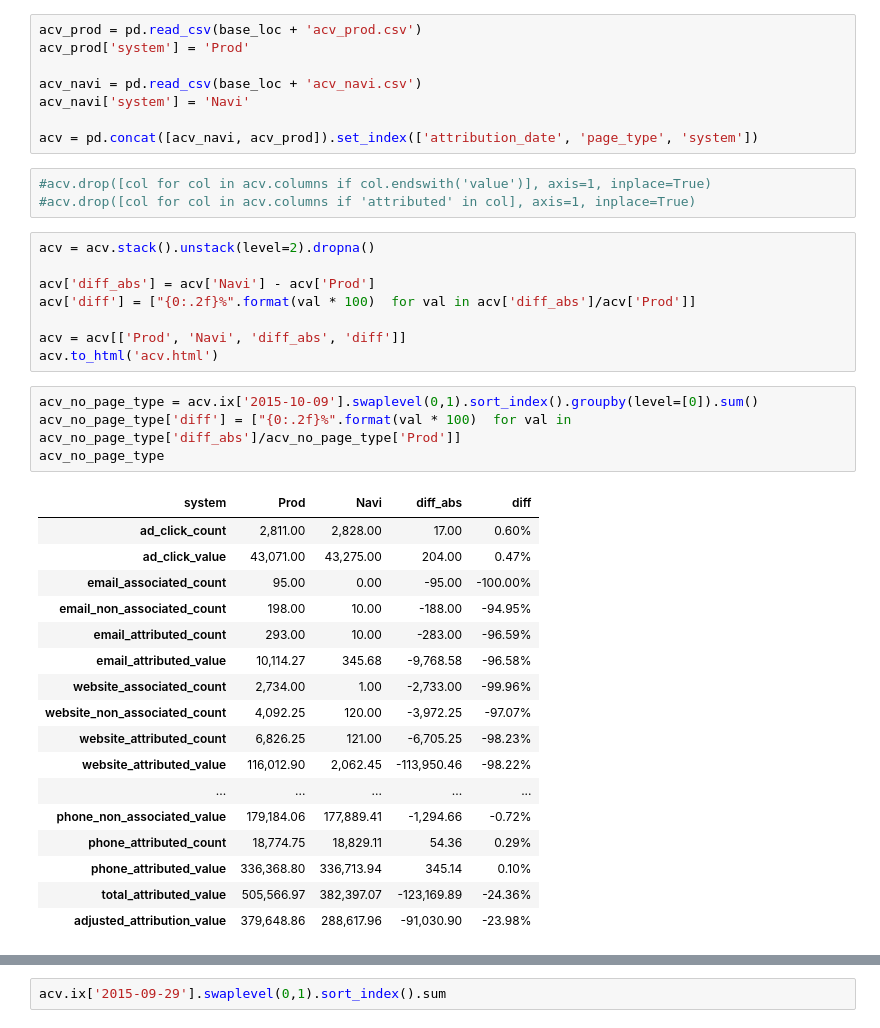
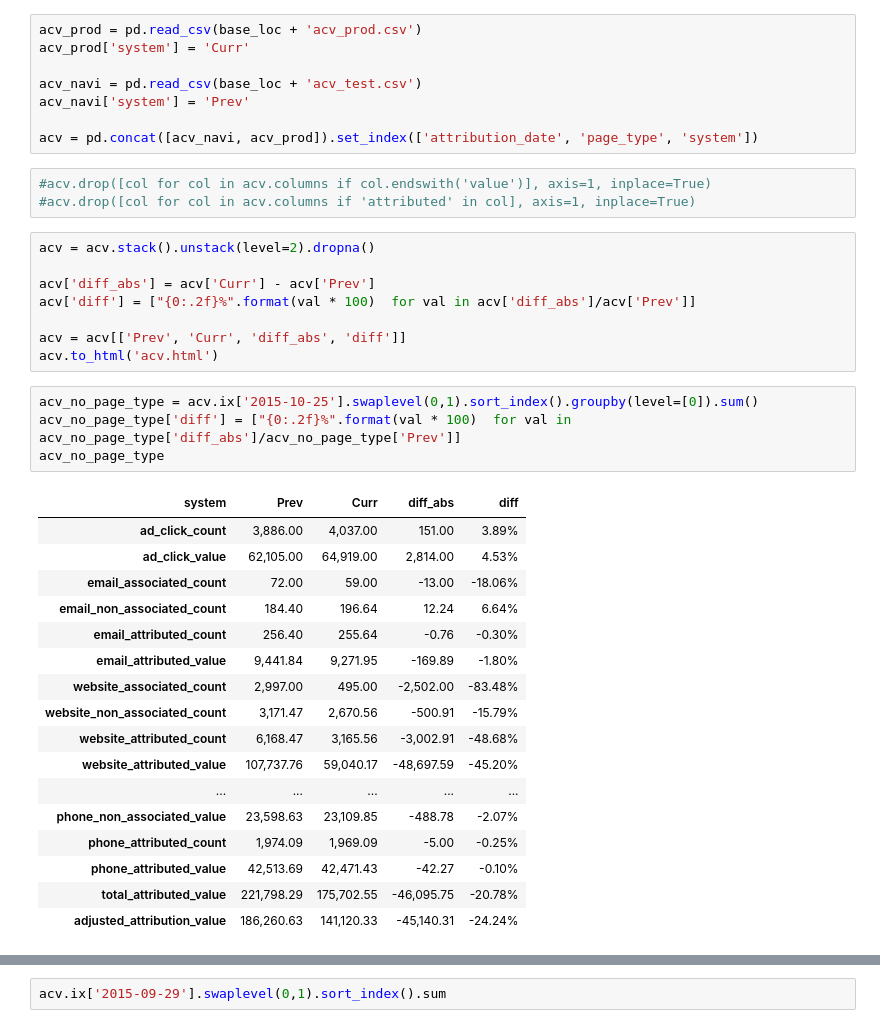
Before and after one commit to Bekbolatov/kaggle, a Jupyter notebook: notebooks/Navi_weblogs.ipynb, the cells around one changed output, grey strips where cells are left out. Drawn from its saved outputs; the diff is of its cells as text.

````diff
--- a/notebooks/Navi_weblogs.ipynb
+++ b/notebooks/Navi_weblogs.ipynb
@@ -257,10 +278,10 @@ group by attribution_date, page_type;
 ```
 # %%
 acv_prod = pd.read_csv(base_loc + 'acv_prod.csv')
-acv_prod['system'] = 'Prod'
+acv_prod['system'] = 'Curr'
 
-acv_navi = pd.read_csv(base_loc + 'acv_navi.csv')
-acv_navi['system'] = 'Navi'
+acv_navi = pd.read_csv(base_loc + 'acv_test.csv')
+acv_navi['system'] = 'Prev'
 
 acv = pd.concat([acv_navi, acv_prod]).set_index(['attribution_date', 'page_type', 'system'])
 # %%
@@ -269,30 +290,30 @@ acv = pd.concat([acv_navi, acv_prod]).set_index(['attribution_date', 'page_type'
 # %%
 acv = acv.stack().unstack(level=2).dropna()
 
-acv['diff_abs'] = acv['Navi'] - acv['Prod']
-acv['diff'] = ["{0:.2f}%".format(val * 100)  for val in acv['diff_abs']/acv['Prod']]
+acv['diff_abs'] = acv['Curr'] - acv['Prev']
+acv['diff'] = ["{0:.2f}%".format(val * 100)  for val in acv['diff_abs']/acv['Prev']]
 
-acv = acv[['Prod', 'Navi', 'diff_abs', 'diff']]
+acv = acv[['Prev', 'Curr', 'diff_abs', 'diff']]
 acv.to_html('acv.html')
 # %%
-acv_no_page_type = acv.ix['2015-10-09'].swaplevel(0,1).sort_index().groupby(level=[0]).sum()
-acv_no_page_type['diff'] = ["{0:.2f}%".format(val * 100)  for val in acv_no_page_type['diff_abs']/acv_no_page_type['Prod']]
+acv_no_page_type = acv.ix['2015-10-25'].swaplevel(0,1).sort_index().groupby(level=[0]).sum()
+acv_no_page_type['diff'] = ["{0:.2f}%".format(val * 100)  for val in acv_no_page_type['diff_abs']/acv_no_page_type['Prev']]
 acv_no_page_type
 # %% [output]
-| system | Prod | Navi | diff_abs | diff |
-| ad_click_count | 2,811.00 | 2,828.00 | 17.00 | 0.60% |
-| ad_click_value | 43,071.00 | 43,275.00 | 204.00 | 0.47% |
-| email_associated_count | 95.00 | 0.00 | -95.00 | -100.00% |
-| email_non_associated_count | 198.00 | 10.00 | -188.00 | -94.95% |
-| email_attributed_count | 293.00 | 10.00 | -283.00 | -96.59% |
-| email_attributed_value | 10,114.27 | 345.68 | -9,768.58 | -96.58% |
-| website_associated_count | 2,734.00 | 1.00 | -2,733.00 | -99.96% |
-| website_non_associated_count | 4,092.25 | 120.00 | -3,972.25 | -97.07% |
-| website_attributed_count | 6,826.25 | 121.00 | -6,705.25 | -98.23% |
-| website_attributed_value | 116,012.90 | 2,062.45 | -113,950.46 | -98.22% |
+| system | Prev | Curr | diff_abs | diff |
+| ad_click_count | 3,886.00 | 4,037.00 | 151.00 | 3.89% |
+| ad_click_value | 62,105.00 | 64,919.00 | 2,814.00 | 4.53% |
+| email_associated_count | 72.00 | 59.00 | -13.00 | -18.06% |
+| email_non_associated_count | 184.40 | 196.64 | 12.24 | 6.64% |
+| email_attributed_count | 256.40 | 255.64 | -0.76 | -0.30% |
+| email_attributed_value | 9,441.84 | 9,271.95 | -169.89 | -1.80% |
+| website_associated_count | 2,997.00 | 495.00 | -2,502.00 | -83.48% |
+| website_non_associated_count | 3,171.47 | 2,670.56 | -500.91 | -15.79% |
+| website_attributed_count | 6,168.47 | 3,165.56 | -3,002.91 | -48.68% |
+| website_attributed_value | 107,737.76 | 59,040.17 | -48,697.59 | -45.20% |
 | ... | ... | ... | ... | ... |
-| phone_non_associated_value | 179,184.06 | 177,889.41 | -1,294.66 | -0.72% |
-| phone_attributed_count | 18,774.75 | 18,829.11 | 54.36 | 0.29% |
-| phone_attributed_value | 336,368.80 | 336,713.94 | 345.14 | 0.10% |
-| total_attributed_value | 505,566.97 | 382,397.07 | -123,169.89 | -24.36% |
-| adjusted_attribution_value | 379,648.86 | 288,617.96 | -91,030.90 | -23.98% |
+| phone_non_associated_value | 23,598.63 | 23,109.85 | -488.78 | -2.07% |
+| phone_attributed_count | 1,974.09 | 1,969.09 | -5.00 | -0.25% |
+| phone_attributed_value | 42,513.69 | 42,471.43 | -42.27 | -0.10% |
+| total_attributed_value | 221,798.29 | 175,702.55 | -46,095.75 | -20.78% |
+| adjusted_attribution_value | 186,260.63 | 141,120.33 | -45,140.31 | -24.24% |
````
Also changed, not shown: parts of 13 cells of this notebook, 7 other files.
